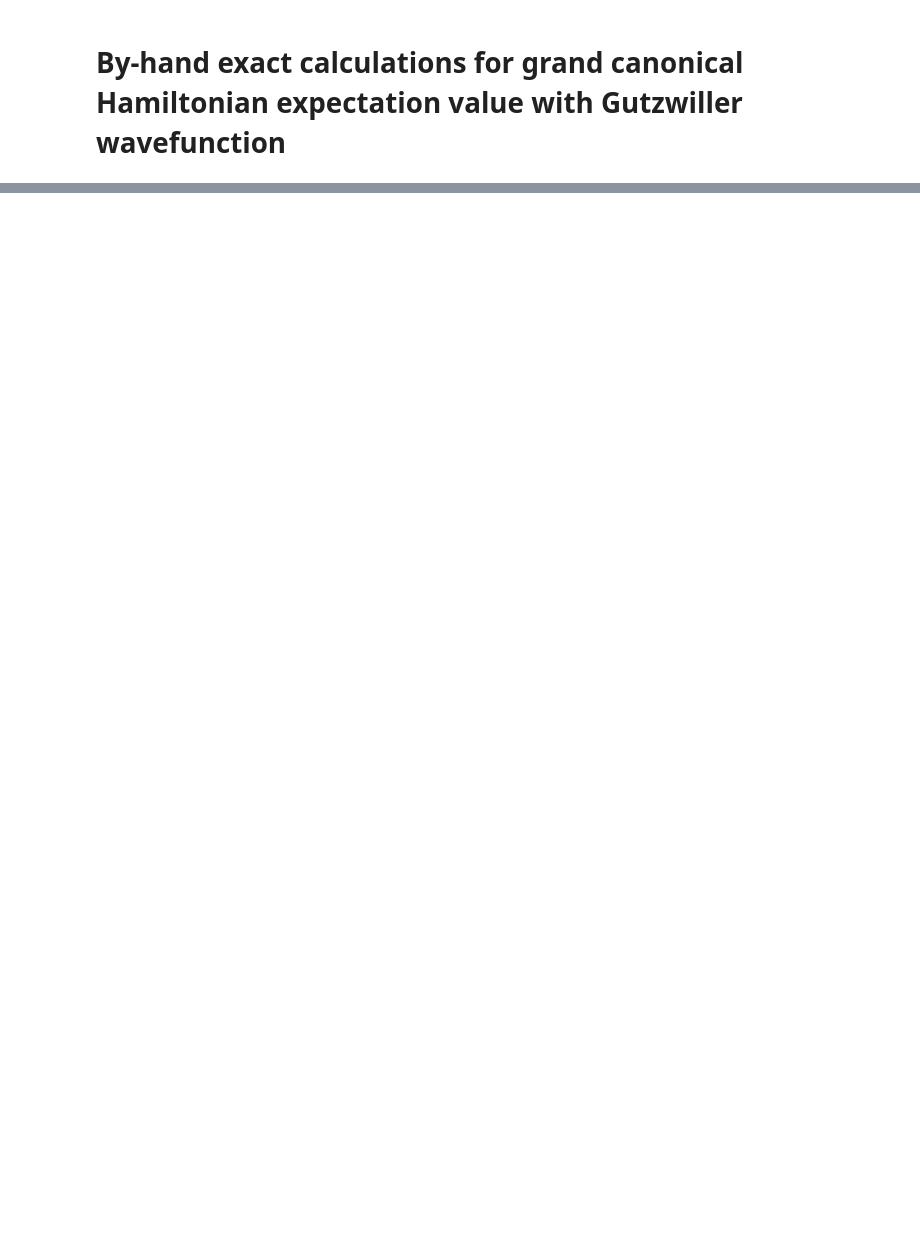
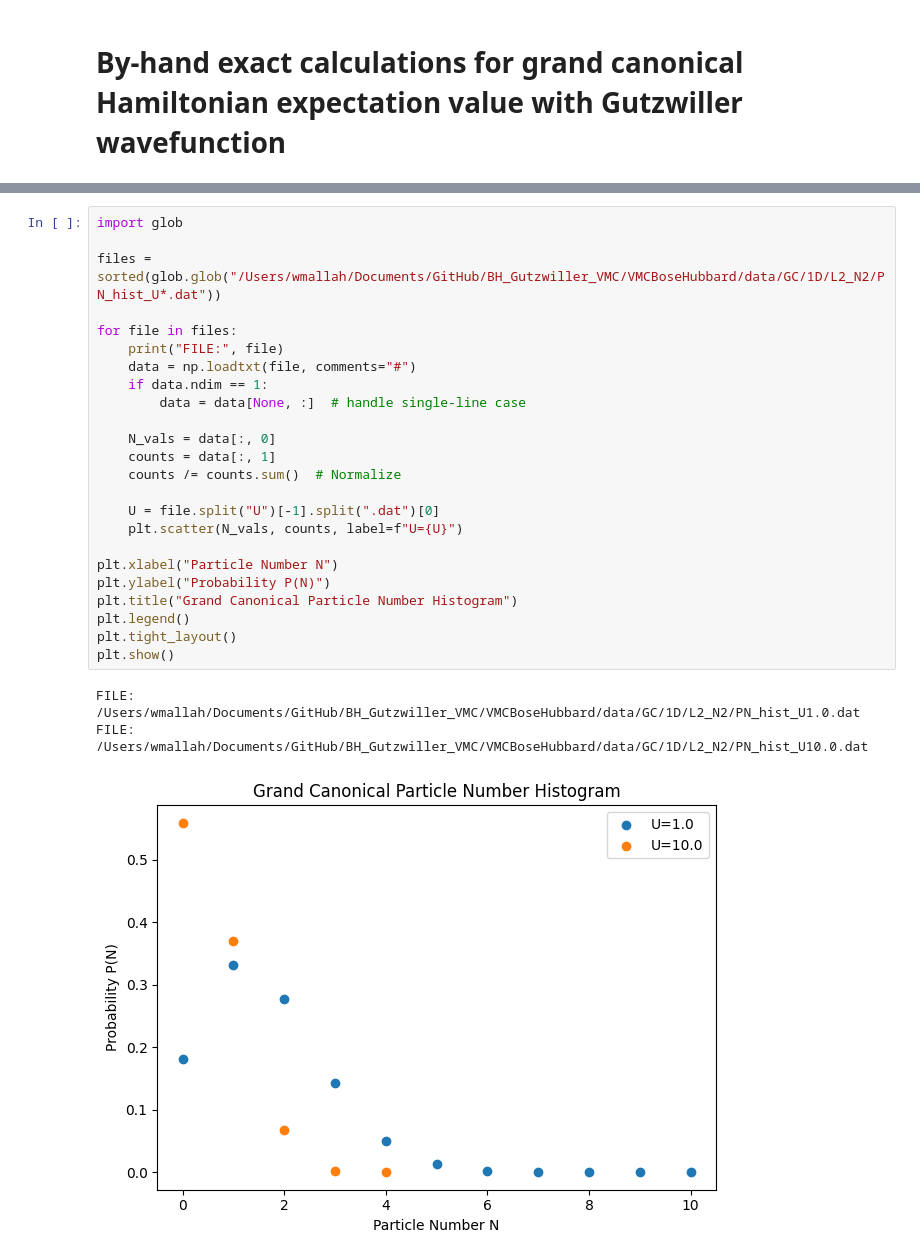
Before and after one commit to wmallah/BH_Gutzwiller_VMC, a Jupyter notebook: VMCBoseHubbard/analysis_scripts/benchmark.ipynb, the cells around one changed output, grey strips where cells are left out. Cells and saved outputs as stored; diff of their text form; blank space fills up the shorter version.

```diff
--- a/VMCBoseHubbard/analysis_scripts/benchmark.ipynb
+++ b/VMCBoseHubbard/analysis_scripts/benchmark.ipynb
@@ -558,0 +334,28 @@ print(solution)
+# %%
+import glob
+
+files = sorted(glob.glob("/Users/wmallah/Documents/GitHub/BH_Gutzwiller_VMC/VMCBoseHubbard/data/GC/1D/L2_N2/PN_hist_U*.dat"))
+
+for file in files:
+    print("FILE:", file)
+    data = np.loadtxt(file, comments="#")
+    if data.ndim == 1:
+        data = data[None, :]  # handle single-line case
+
+    N_vals = data[:, 0]
+    counts = data[:, 1]
+    counts /= counts.sum()  # Normalize
+
+    U = file.split("U")[-1].split(".dat")[0]
+    plt.scatter(N_vals, counts, label=f"U={U}")
+
+plt.xlabel("Particle Number N")
+plt.ylabel("Probability P(N)")
+plt.title("Grand Canonical Particle Number Histogram")
+plt.legend()
+plt.tight_layout()
+plt.show()
+# %% [output]
+FILE: /Users/wmallah/Documents/GitHub/BH_Gutzwiller_VMC/VMCBoseHubbard/data/GC/1D/L2_N2/PN_hist_U1.0.dat
+FILE: /Users/wmallah/Documents/GitHub/BH_Gutzwiller_VMC/VMCBoseHubbard/data/GC/1D/L2_N2/PN_hist_U10.0.dat
+[figure, added]
```
Also changed, not shown: parts of 17 cells of this notebook, 12 other files.
